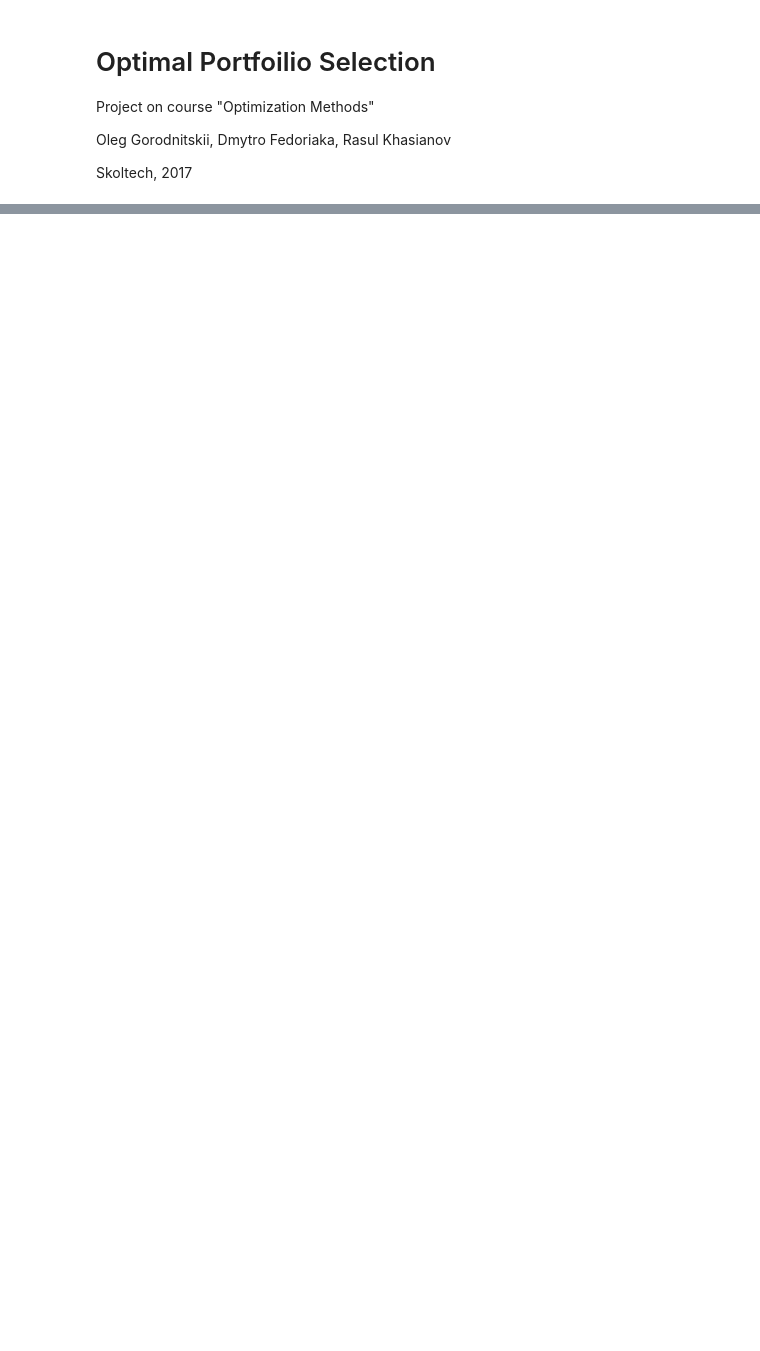
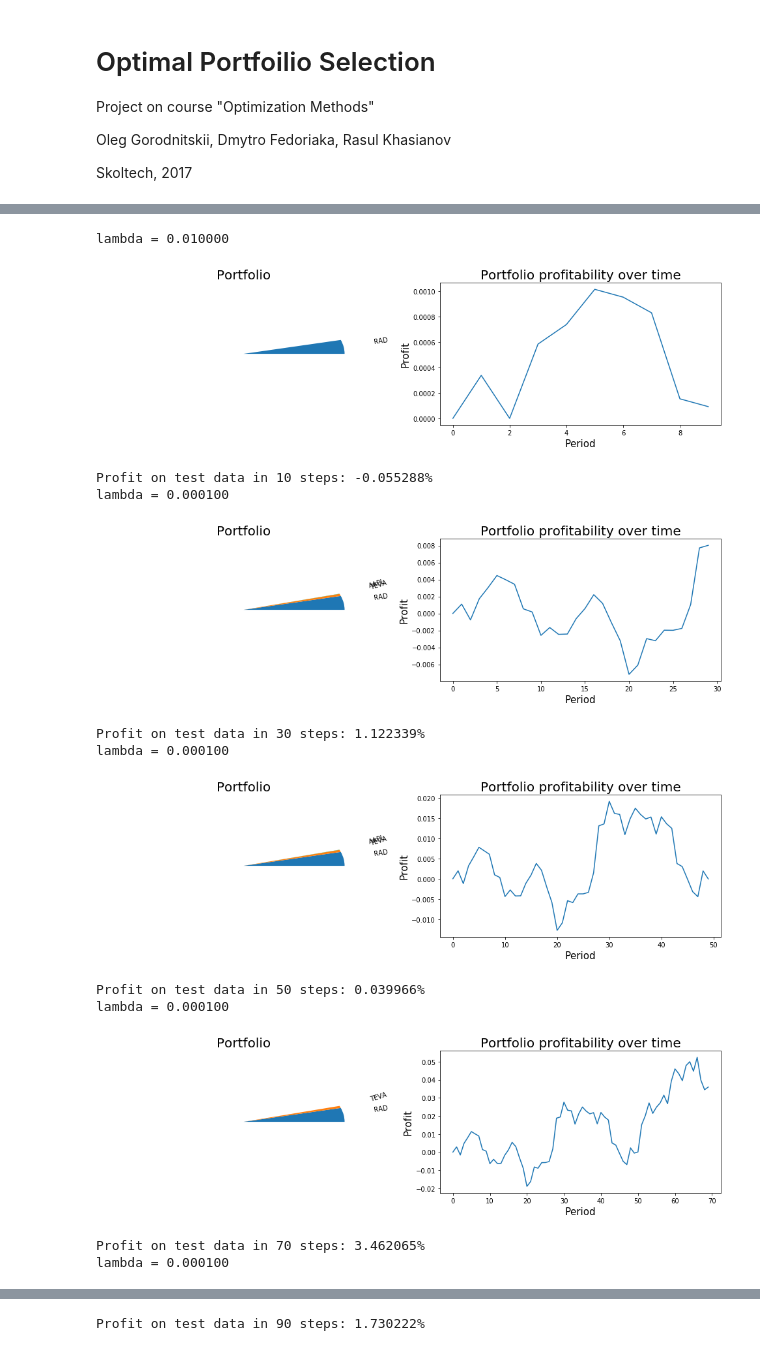
Before and after one commit to fedimser/MarkowitzPortfolio, a Jupyter notebook: code/Markovitz_new.ipynb, the cells around one changed output, grey strips where cells are left out. Cells and saved outputs as stored; diff of their text form; code cells hidden in the pictures; blank space fills up the shorter version.

```diff
--- a/code/Markovitz_new.ipynb
+++ b/code/Markovitz_new.ipynb
@@ -174,34 +208,30 @@ def get_optimal_portfoilio_for_known_predictions(prices, date_buy, l, predicted_
     return get_optimal_portfolio(r, cov, l)
 
 def portfolio_info(portfolio, period):
+    plt.figure(figsize=(17,4))
     # Show portfolio as pie chart.
     inv_seq = []
     for i in range(N):
-        if portfolio[i] > 1e-7:
+        if portfolio[i] > 1e-5:
             inv_seq.append((opt_portfolio[i], sequrity_ids[i]))
     inv_seq.sort(reverse=True)
     non_zero_inv = len(inv_seq)
     fracs = [inv_seq[i][0] for i in range(non_zero_inv)]
     labels = [inv_seq[i][1] for i in range(non_zero_inv)]
-    plt.pie(fracs, labels=labels)
-    plt.axis('equal')
-    plt.title('Portfolio')
-    plt.show()
+    plt.subplot(1, 2, 1)
+    plt.pie(fracs, labels=labels, radius=0.9, labeldistance=1.3, rotatelabels=True)
+    #plt.axis('equal')
+    plt.title('Portfolio', fontsize = 20)
 
     # Model that we invest according to portfolio now and sell sequrities later,
     # varying period between buying and selling.
-    period_range = range(253)
-    profits = [count_real_profit(portfolio, period) for period in period_range]
+    period_range = range(period)
+    profits = [count_real_profit(portfolio, per) for per in period_range]
+    plt.subplot(1, 2, 2)
     plt.plot(period_range, profits)
-    plt.xlabel("Period")
-    plt.ylabel("Profit")
-    plt.title('Portfolio profitability over time')
+    plt.xlabel("Period", fontsize = 15)
+    plt.ylabel("Profit", fontsize = 15)
+    plt.title('Portfolio profitability over time', fontsize = 20)
     plt.show()
 
     print("Profit on test data in %d steps: %f%%" % (period, count_real_profit(portfolio, period)*100))
-
-
-for l in LAMBDA_RANGE:
-    print("lambda = %f" % l)
-    opt_portfolio = get_optimal_portfoilio_for_known_predictions(prices, T-1, l, predictions)
-    portfolio_info(opt_portfolio, PERIOD)
@@ -224,0 +293,31 @@ lambda = 1.000000
+# %%
+PERIOD_RANGE = [10, 30, 50, 70, 90]
+LAMBDA_RANGE = [0.0001, 0.001, 0.01]
+for PERIOD in PERIOD_RANGE:
+    predictions = pred_arima(to_ts(data), PERIOD)
+
+    profit_best = - np.inf
+    for l in LAMBDA_RANGE:
+        opt_portfolio_n = get_optimal_portfoilio_for_known_predictions(prices, T-1, l, predictions)
+        profit_n = count_real_profit(opt_portfolio_n, PERIOD) * 100
+        if profit_n > profit_best:
+            profit_best = profit_n
+            opt_portfolio_best = opt_portfolio_n
+            lambda_best = l
+
+    print("lambda = %f" % lambda_best)
+    portfolio_info(opt_portfolio_best, PERIOD)
+# %% [output]
+lambda = 0.010000
+[figure, added]
+Profit on test data in 10 steps: -0.055288%
+lambda = 0.000100
+[figure, added]
+Profit on test data in 30 steps: 1.122339%
+lambda = 0.000100
+[figure, added]
+Profit on test data in 50 steps: 0.039966%
+lambda = 0.000100
+[figure, added]
+Profit on test data in 70 steps: 3.462065%
+lambda = 0.000100
@@ -224,0 +325 @@ lambda = 1.000000
+Profit on test data in 90 steps: 1.730222%
```
Also changed, not shown: parts of 18 cells of this notebook.
